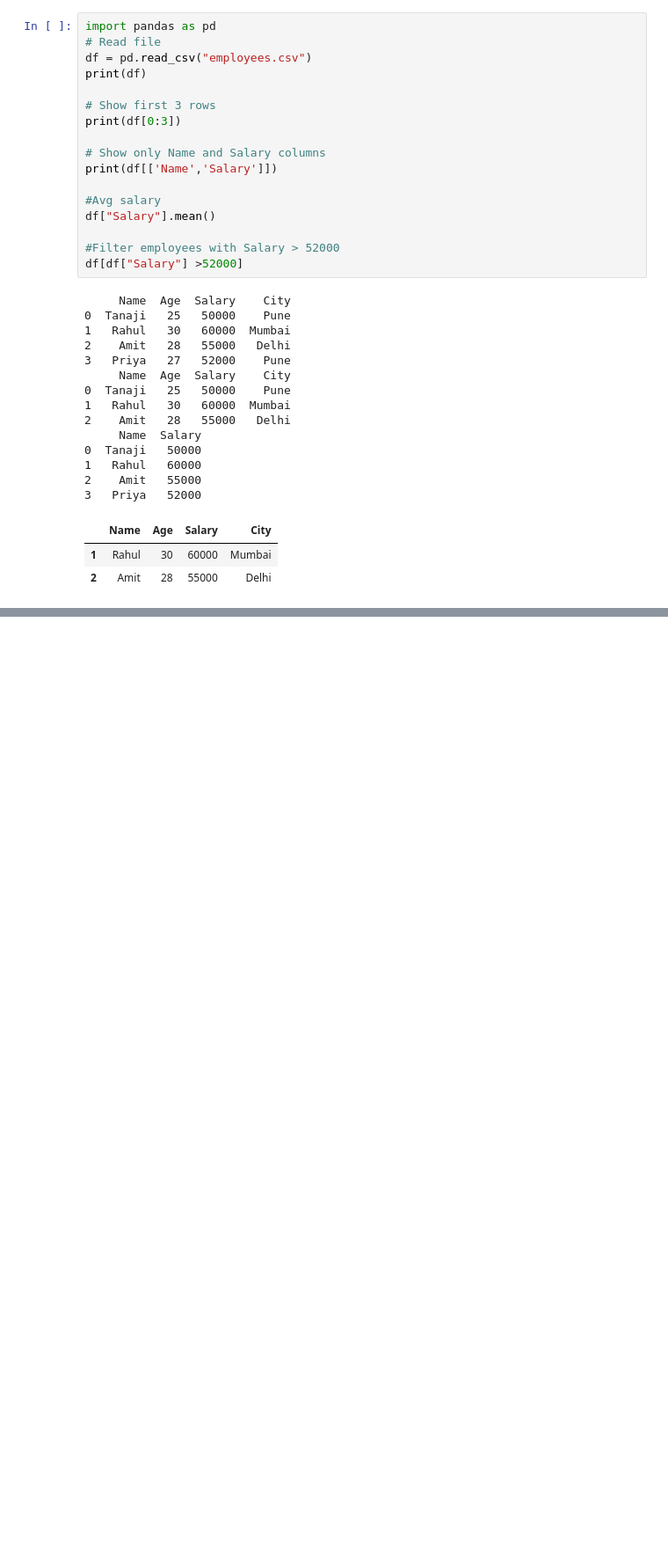
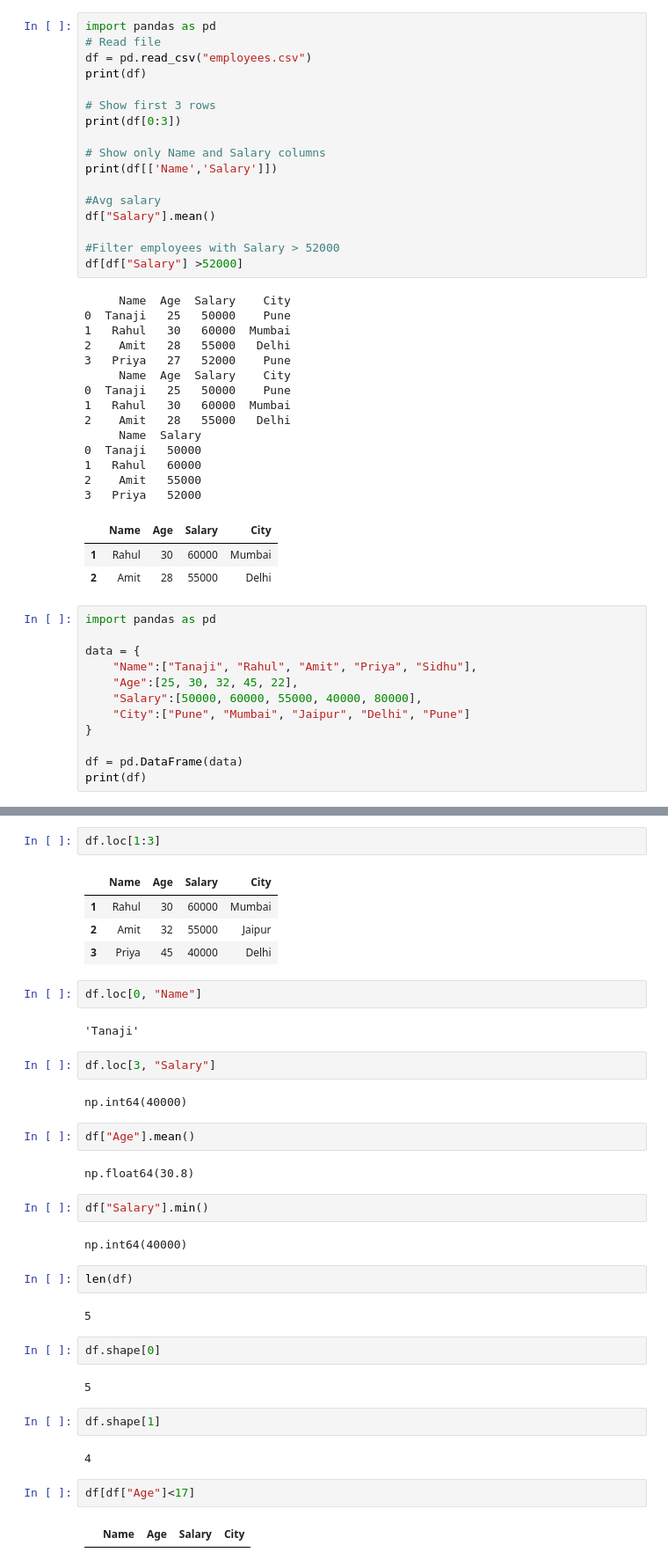
Before and after one commit to tanaji-more/python, a Jupyter notebook: pandas.ipynb, the cells around one changed output, grey strips where cells are left out. Shown at 88% size. Drawn from its saved outputs; the diff is of its cells as text; blank space fills up the shorter version.

Commit message:
updated code for pandas

```diff
--- a/pandas.ipynb
+++ b/pandas.ipynb
@@ -239,3 +239,15 @@ df[df["Salary"] >52000]
 |  | Name | Age | Salary | City |
 | 1 | Rahul | 30 | 60000 | Mumbai |
 | 2 | Amit | 28 | 55000 | Delhi |
+# %%
+import pandas as pd
+
+data = {
+    "Name":["Tanaji", "Rahul", "Amit", "Priya", "Sidhu"],
+    "Age":[25, 30, 32, 45, 22],
+    "Salary":[50000, 60000, 55000, 40000, 80000],
+    "City":["Pune", "Mumbai", "Jaipur", "Delhi", "Pune"]
+}
+
+df = pd.DataFrame(data)
+print(df)
@@ -241,0 +368,39 @@ df[df["Salary"] >52000]
+# %%
+df.loc[1:3]
+# %% [output]
+|  | Name | Age | Salary | City |
+| 1 | Rahul | 30 | 60000 | Mumbai |
+| 2 | Amit | 32 | 55000 | Jaipur |
+| 3 | Priya | 45 | 40000 | Delhi |
+# %%
+df.loc[0, "Name"]
+# %% [output]
+'Tanaji'
+# %%
+df.loc[3, "Salary"]
+# %% [output]
+np.int64(40000)
+# %%
+df["Age"].mean()
+# %% [output]
+np.float64(30.8)
+# %%
+df["Salary"].min()
+# %% [output]
+np.int64(40000)
+# %%
+len(df)
+# %% [output]
+5
+# %%
+df.shape[0]
+# %% [output]
+5
+# %%
+df.shape[1]
+# %% [output]
+4
+# %%
+df[df["Age"]<17]
+# %% [output]
+|  | Name | Age | Salary | City |
```
Also changed, not shown: parts of 19 cells of this notebook.
